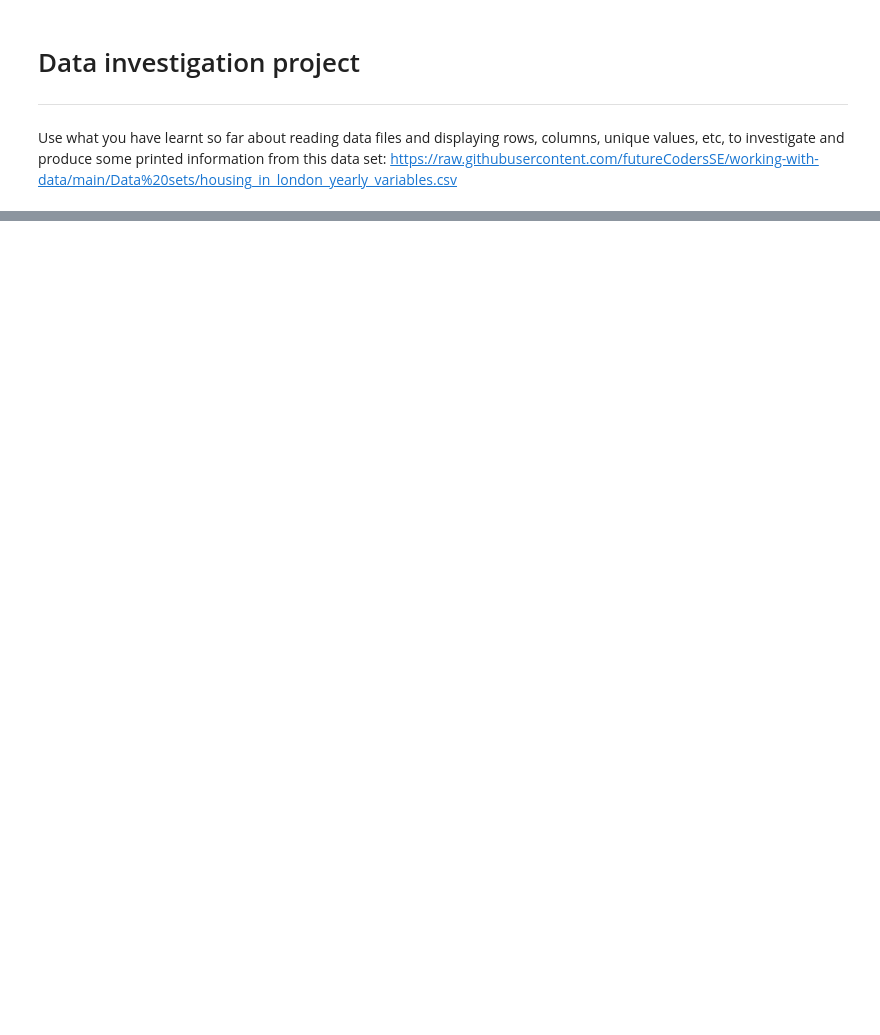
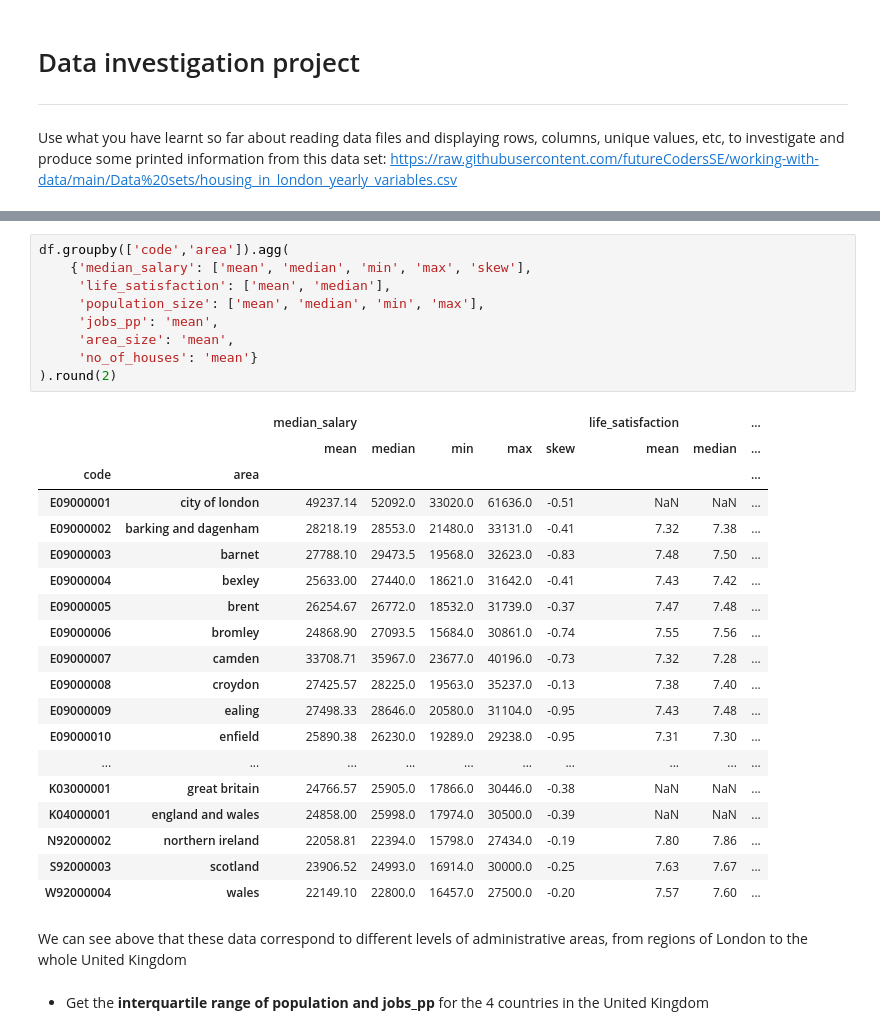
Before and after one commit to blazaropinto/portfolio_PDA_Data_Science, a Jupyter notebook: Data_Investigation_Project.ipynb, the cells around one changed output, grey strips where cells are left out. Drawn from its saved outputs; the diff is of its cells as text; blank space fills up the shorter version.

```diff
--- a/Data_Investigation_Project.ipynb
+++ b/Data_Investigation_Project.ipynb
@@ -79,0 +150,33 @@ wales : 3020000.5
+# %%
+df.groupby(['code','area']).agg(
+    {'median_salary': ['mean', 'median', 'min', 'max', 'skew'],
+     'life_satisfaction': ['mean', 'median'],
+     'population_size':	['mean', 'median', 'min', 'max'],
+     'jobs_pp': 'mean',
+     'area_size': 'mean',
+     'no_of_houses': 'mean'}
+).round(2)
+# %% [output]
+|  |  | median_salary |  |  |  |  | life_satisfaction |  | ... |
+|  |  | mean | median | min | max | skew | mean | median | ... |
+| code | area |  |  |  |  |  |  |  | ... |
+| E09000001 | city of london | 49237.14 | 52092.0 | 33020.0 | 61636.0 | -0.51 | NaN | NaN | ... |
+| E09000002 | barking and dagenham | 28218.19 | 28553.0 | 21480.0 | 33131.0 | -0.41 | 7.32 | 7.38 | ... |
+| E09000003 | barnet | 27788.10 | 29473.5 | 19568.0 | 32623.0 | -0.83 | 7.48 | 7.50 | ... |
+| E09000004 | bexley | 25633.00 | 27440.0 | 18621.0 | 31642.0 | -0.41 | 7.43 | 7.42 | ... |
+| E09000005 | brent | 26254.67 | 26772.0 | 18532.0 | 31739.0 | -0.37 | 7.47 | 7.48 | ... |
+| E09000006 | bromley | 24868.90 | 27093.5 | 15684.0 | 30861.0 | -0.74 | 7.55 | 7.56 | ... |
+| E09000007 | camden | 33708.71 | 35967.0 | 23677.0 | 40196.0 | -0.73 | 7.32 | 7.28 | ... |
+| E09000008 | croydon | 27425.57 | 28225.0 | 19563.0 | 35237.0 | -0.13 | 7.38 | 7.40 | ... |
+| E09000009 | ealing | 27498.33 | 28646.0 | 20580.0 | 31104.0 | -0.95 | 7.43 | 7.48 | ... |
+| E09000010 | enfield | 25890.38 | 26230.0 | 19289.0 | 29238.0 | -0.95 | 7.31 | 7.30 | ... |
+| ... | ... | ... | ... | ... | ... | ... | ... | ... | ... |
+| K03000001 | great britain | 24766.57 | 25905.0 | 17866.0 | 30446.0 | -0.38 | NaN | NaN | ... |
+| K04000001 | england and wales | 24858.00 | 25998.0 | 17974.0 | 30500.0 | -0.39 | NaN | NaN | ... |
+| N92000002 | northern ireland | 22058.81 | 22394.0 | 15798.0 | 27434.0 | -0.19 | 7.80 | 7.86 | ... |
+| S92000003 | scotland | 23906.52 | 24993.0 | 16914.0 | 30000.0 | -0.25 | 7.63 | 7.67 | ... |
+| W92000004 | wales | 22149.10 | 22800.0 | 16457.0 | 27500.0 | -0.20 | 7.57 | 7.60 | ... |
+# %% [markdown]
+We can see above that these data correspond to different levels of administrative areas, from regions of London to the whole United Kingdom
+# %% [markdown]
+* Get the **interquartile range of population and jobs_pp** for the 4 countries in the United Kingdom
```
Also changed, not shown: parts of 22 cells of this notebook.
